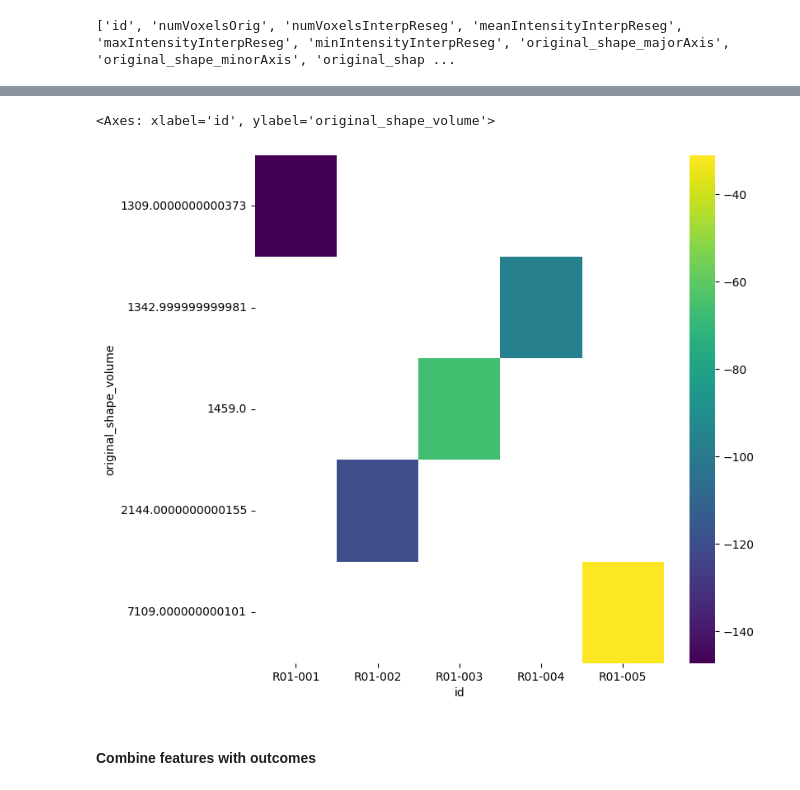
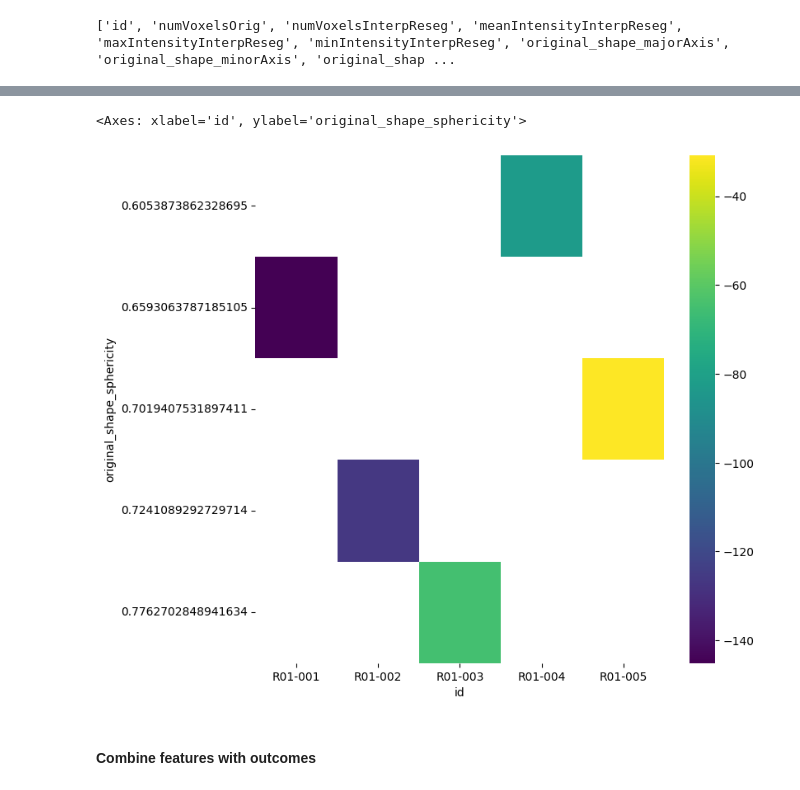
Before and after one commit to cerr/pyCERR-Notebooks, a Jupyter notebook: batch_extract_radiomics_lung_ct.ipynb, the cells around one changed output, grey strips where cells are left out. Cells and saved outputs as stored; diff of their text form; code cells hidden in the pictures.

```diff
--- a/batch_extract_radiomics_lung_ct.ipynb
+++ b/batch_extract_radiomics_lung_ct.ipynb
@@ -146,13 +146,13 @@ Requirement already satisfied: six>=1.5 in /usr/local/lib/python3.10/dist-packag
 # %%
 from matplotlib import pyplot as plt
 import seaborn as sns
 import pandas as pd
 plt.subplots(figsize=(8, 8))
-meanVals = df.pivot(index="original_shape_volume", columns="id", values="original_firstOrder_mean")
+meanVals = df.pivot(index="original_shape_sphericity", columns="id", values="original_firstOrder_mean")
 sns.heatmap(meanVals, cmap='viridis')
 # %% [output]
-<Axes: xlabel='id', ylabel='original_shape_volume'>
+<Axes: xlabel='id', ylabel='original_shape_sphericity'>
-[figure, old version]
+[figure, new version]
 # %% [markdown]
 #### Combine features with outcomes
 # %%
```
Also changed, not shown: parts of 6 cells of this notebook, 4 other files.
